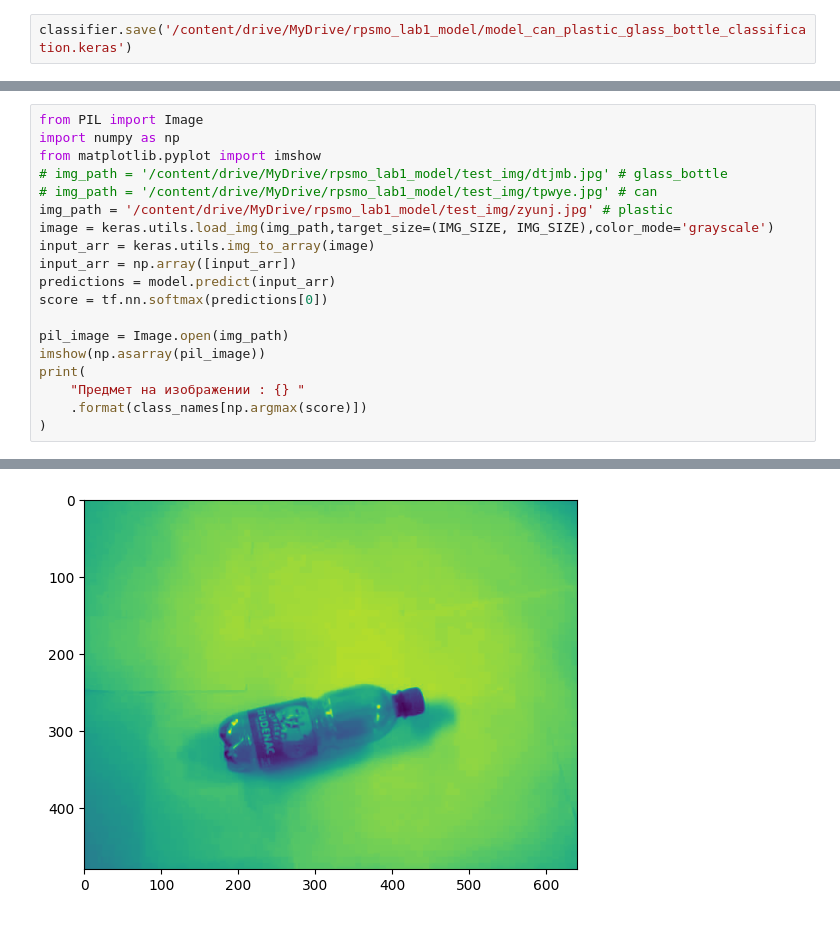
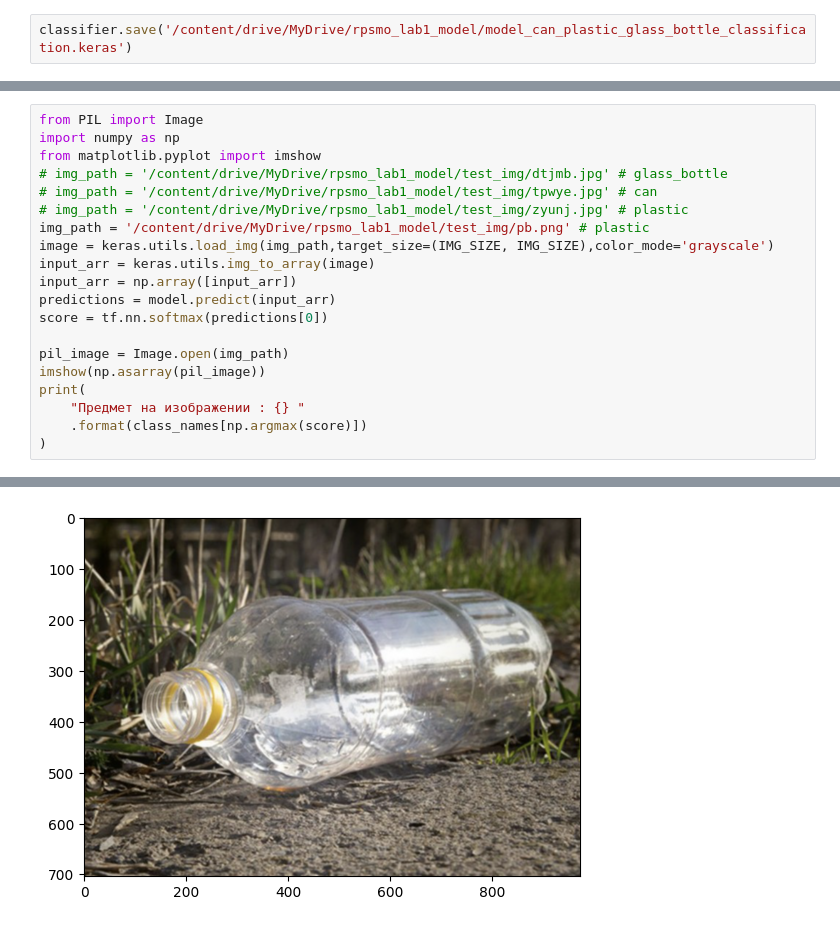
Before and after one commit to s4kh4rov/BMIL, a Jupyter notebook: rpsmo_lab1.ipynb, the cells around one changed output, grey strips where cells are left out. Drawn from its saved outputs; the diff is of its cells as text.

```diff
--- a/rpsmo_lab1.ipynb
+++ b/rpsmo_lab1.ipynb
@@ -130,7 +152,8 @@ import numpy as np
 from matplotlib.pyplot import imshow
 # img_path = '/content/drive/MyDrive/rpsmo_lab1_model/test_img/dtjmb.jpg' # glass_bottle
 # img_path = '/content/drive/MyDrive/rpsmo_lab1_model/test_img/tpwye.jpg' # can
-img_path = '/content/drive/MyDrive/rpsmo_lab1_model/test_img/zyunj.jpg' # plastic
+# img_path = '/content/drive/MyDrive/rpsmo_lab1_model/test_img/zyunj.jpg' # plastic
+img_path = '/content/drive/MyDrive/rpsmo_lab1_model/test_img/pb.png' # plastic
 image = keras.utils.load_img(img_path,target_size=(IMG_SIZE, IMG_SIZE),color_mode='grayscale')
 input_arr = keras.utils.img_to_array(image)
 input_arr = np.array([input_arr])
@@ -148,2 +171,2 @@ print(
 Предмет на изображении : plastic_bottles
-[figure, old version]
+[figure, new version]
```
Also changed, not shown: parts of 7 cells of this notebook.
